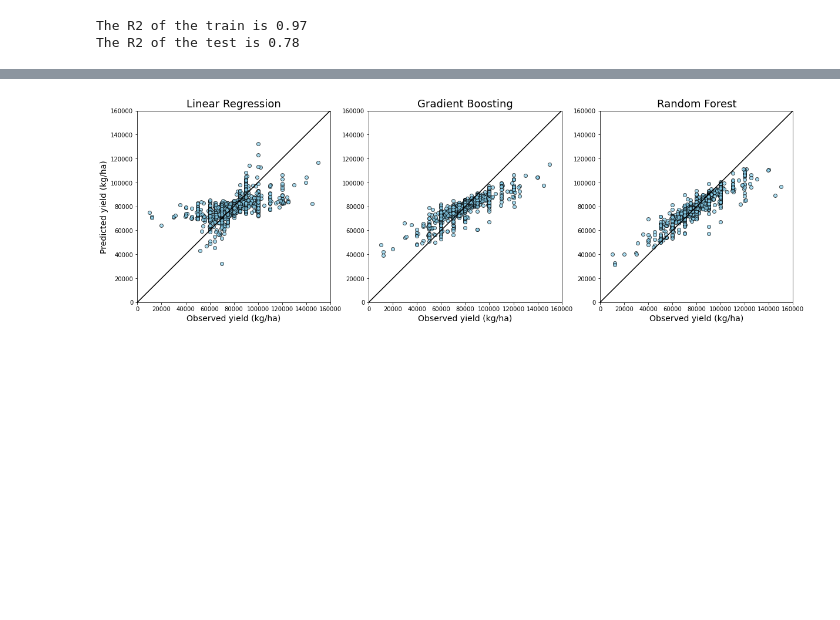
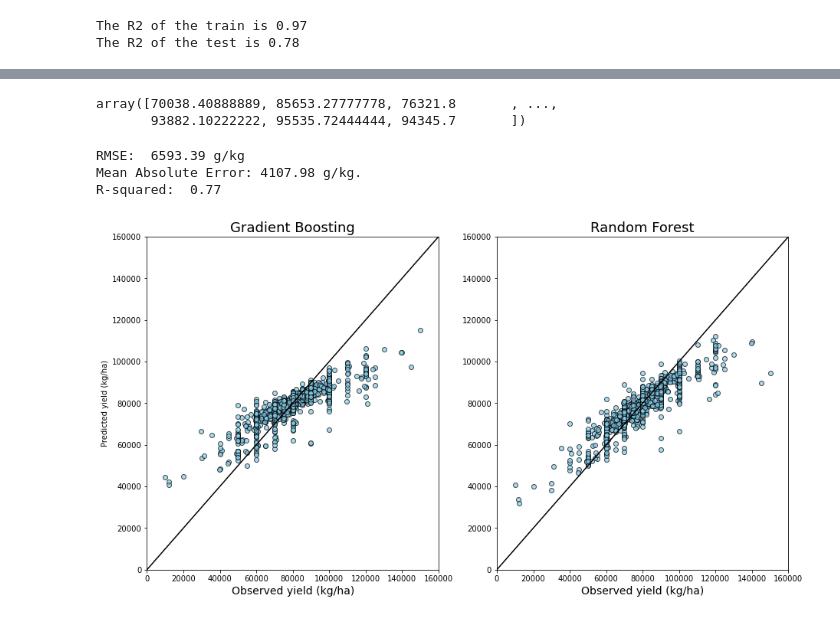
Before and after one commit to neli12/time-series-productivity-sp, a Jupyter notebook: Modelagem.ipynb, the cells around one changed output, grey strips where cells are left out. Saved outputs shown, nothing was run; the diff lists cells and outputs as text; code cells hidden in the pictures; blank space fills up the shorter version.

```diff
--- a/Modelagem.ipynb
+++ b/Modelagem.ipynb
@@ -453,0 +643,20 @@ The R2 of the test is 0.78
+# %%
+## Evaluate the hyperparameter tunning
+def eval_model(model, features, target):
+    predictions = model.predict(features)
+    rmse = float(format(np.sqrt(mean_squared_error(target, predictions)), '.3f'))
+    print ('\nPerformance')
+    print('RMSE = ', rmse, 'g/kg')
+
+    return rmse
+
+# Base model - withouth tunning hyperparameters
+base_rf = m3
+base_rf.fit(x_train, y_train)
+base_acc = eval_model(base_rf, x_test, y_test)
+
+## Improved model
+best_model = model_rf_random.best_estimator_
+best_acc = eval_model(best_model, x_test, y_test)
+
+print('\nImprovement of {:0.2f}%. ' .format(100 * (base_acc - best_acc) / best_acc))
@@ -454,47 +671,57 @@ The R2 of the test is 0.78
 # %%
 # Predict using Gradient boosting
-y_pred_lr = m1.predict(x_test)
-y_pred_gb = m2.predict(x_test)
-y_pred_rf = m3.predict(x_test)
+y_pred_rf = best_model.predict(x_test)
+# %%
+y_pred_rf
+# %% [output]
+array([70038.40888889, 85653.27777778, 76321.8       , ...,
+       93882.10222222, 95535.72444444, 94345.7       ])
+# %%
+# RMSE (Root Mean Square Error)
+rmse = float(format(np.sqrt(mean_squared_error(y_test, y_pred_rf)), '.2f'))
+print("\nRMSE: ", rmse, 'g/kg')
+
+# Calculate and print out the mean absolute error (mae)
+errors = abs(y_pred_rf - y_test)
+print('Mean Absolute Error:', round(np.mean(errors), 2), 'g/kg.')
+
+# Calculate and print R-squared
+r2 = r2_score(y_test.values.ravel(), y_pred_rf)
+print('R-squared: ', round(r2, 2))
+# %% [output]
+RMSE:  6593.39 g/kg
+Mean Absolute Error: 4107.98 g/kg.
+R-squared:  0.77
 # %%
 # Plot
-plt.figure(figsize=(20, 6))
+plt.figure(figsize=(15, 8))
 
 
-plt.subplot(1,3,1)
-ax = plt.gca()
-ax.set_ylim([0, 160000])
-ax.set_xlim([0, 160000])
-plt.scatter(y_test, y_pred_lr, edgecolor='k', facecolor='skyblue', alpha=0.7)
-ax.axline((0, 1), slope=1, color='black', label='by slope')
-plt.ylabel('Predicted yield (kg/ha)', fontsize=14)
-plt.xlabel('Observed yield (kg/ha)', fontsize=14)
-plt.title('Linear Regression', fontsize=18)
-
-plt.subplot(1,3,2)
+plt.subplot(1,2,1)
 ax = plt.gca()
 ax.set_ylim([0, 160000])
 ax.set_xlim([0, 160000])
 plt.scatter(y_test, y_pred_gb, edgecolor='k', facecolor='skyblue', alpha=0.7)
 ax.axline((0, 1), slope=1, color='black', label='by slope')
 plt.ylabel('')
 plt.xlabel('Observed yield (kg/ha)', fontsize=14)
+plt.ylabel('Predicted yield (kg/ha)')
 plt.title('Gradient Boosting', fontsize=18)
 
-plt.subplot(1,3,3)
+plt.subplot(1,2,2)
 ax = plt.gca()
 ax.set_ylim([0, 160000])
 ax.set_xlim([0, 160000])
 ax.axline((0, 1), slope=1, color='black', label='by slope')
 plt.scatter(y_test, y_pred_rf, edgecolor='k', facecolor='skyblue', alpha=0.7)
 plt.ylabel('')
 plt.xlabel('Observed yield (kg/ha)', fontsize=14)
 r2_lr = 0.77
 plt.title('Random Forest', fontsize=18)
 
-plt.savefig('predicted_vs_observed_2015-2020)lr_gb_rf.jpeg', dpi = 300)
+plt.savefig('predicted_vs_observed_2015-2020_gb_rf.jpeg', dpi = 300)
 plt.show()
 # %% [output]
-[figure, old version]
+[figure, new version]
 # %%
 # Get numerical feature importances
```
Also changed, not shown: parts of 29 cells of this notebook.
